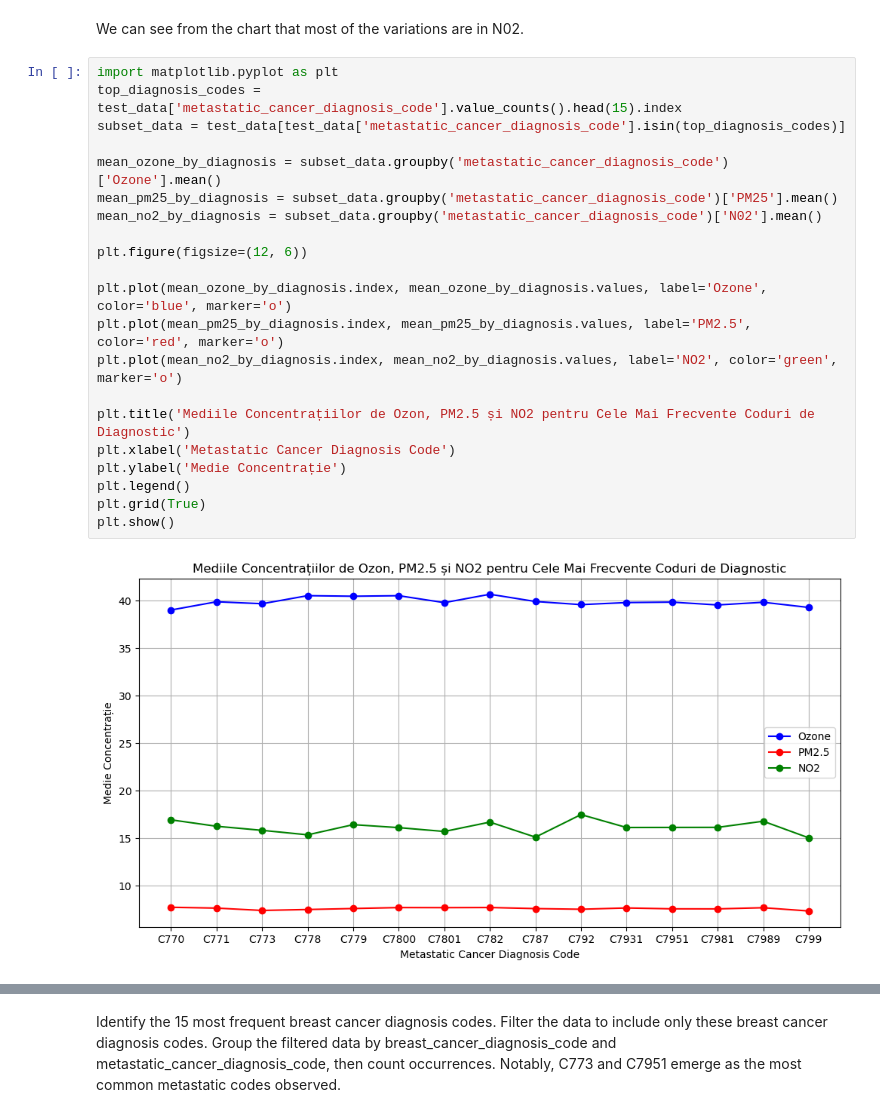
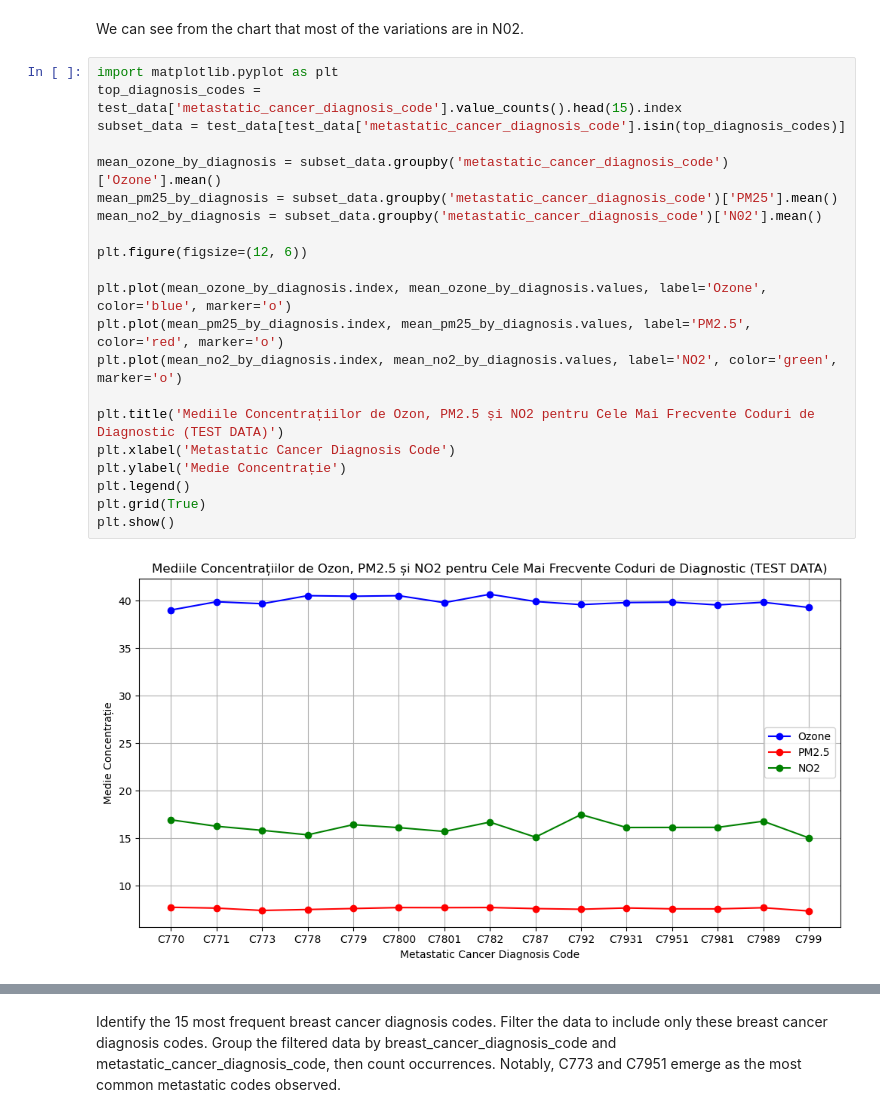
Before and after one commit to IonasAndreea/Data-Analysis_Python, a Jupyter notebook: Untitled.ipynb, the cells around one changed output, grey strips where cells are left out. Saved outputs shown, nothing was run; the diff lists cells and outputs as text.

```diff
--- a/Untitled.ipynb
+++ b/Untitled.ipynb
@@ -265,23 +421,23 @@ We can see from the chart that most of the variations are in N02.
 # %%
 import matplotlib.pyplot as plt
 top_diagnosis_codes = test_data['metastatic_cancer_diagnosis_code'].value_counts().head(15).index
 subset_data = test_data[test_data['metastatic_cancer_diagnosis_code'].isin(top_diagnosis_codes)]
 
 mean_ozone_by_diagnosis = subset_data.groupby('metastatic_cancer_diagnosis_code')['Ozone'].mean()
 mean_pm25_by_diagnosis = subset_data.groupby('metastatic_cancer_diagnosis_code')['PM25'].mean()
 mean_no2_by_diagnosis = subset_data.groupby('metastatic_cancer_diagnosis_code')['N02'].mean()
 
 plt.figure(figsize=(12, 6))
 
 plt.plot(mean_ozone_by_diagnosis.index, mean_ozone_by_diagnosis.values, label='Ozone', color='blue', marker='o')
 plt.plot(mean_pm25_by_diagnosis.index, mean_pm25_by_diagnosis.values, label='PM2.5', color='red', marker='o')
 plt.plot(mean_no2_by_diagnosis.index, mean_no2_by_diagnosis.values, label='NO2', color='green', marker='o')
 
-plt.title('Mediile Concentrațiilor de Ozon, PM2.5 și NO2 pentru Cele Mai Frecvente Coduri de Diagnostic')
+plt.title('Mediile Concentrațiilor de Ozon, PM2.5 și NO2 pentru Cele Mai Frecvente Coduri de Diagnostic (TEST DATA)')
 plt.xlabel('Metastatic Cancer Diagnosis Code')
 plt.ylabel('Medie Concentrație')
 plt.legend()
 plt.grid(True)
 plt.show()
 # %% [output]
-[figure, old version]
+[figure, new version]
```
Also changed, not shown: parts of 20 cells of this notebook.
